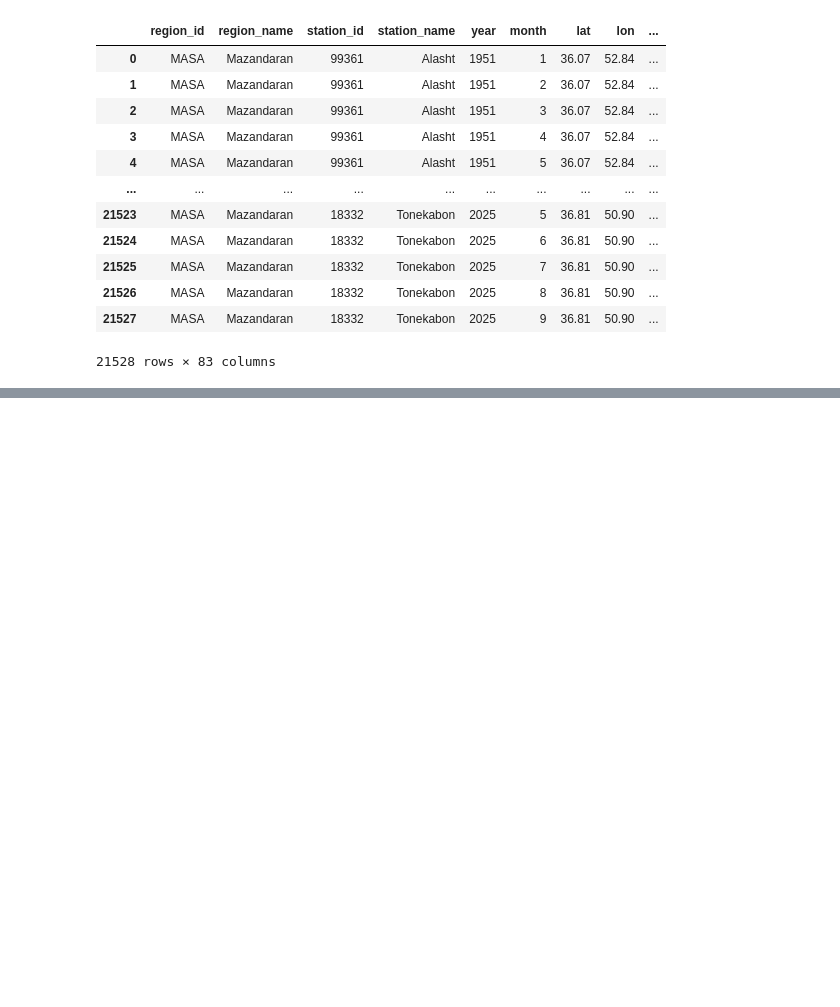
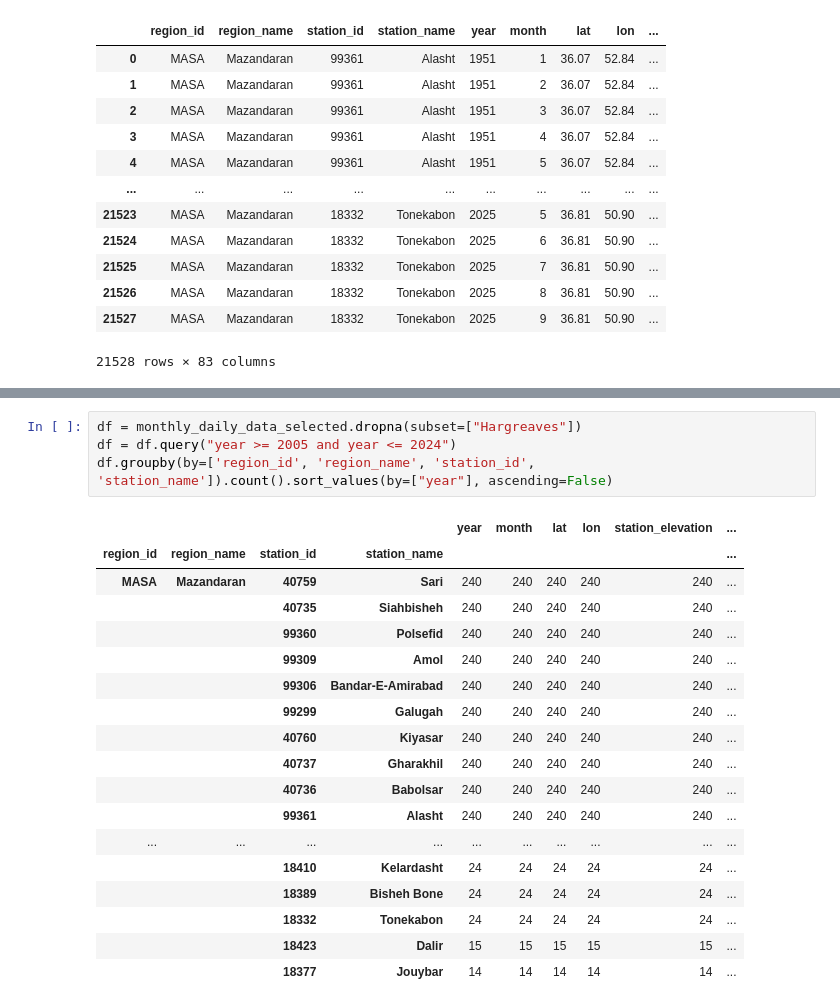
Before and after one commit to hydrocodeir/Potential-Evapotranspiration, a Jupyter notebook: src/03_ٍExport_ETo.ipynb, the cells around one changed output, grey strips where cells are left out. Cells and saved outputs as stored; diff of their text form; blank space fills up the shorter version.

```diff
--- a/src/03_ٍExport_ETo.ipynb
+++ b/src/03_ٍExport_ETo.ipynb
@@ -70,0 +169,23 @@ monthly_daily_data_selected
+# %%
+df = monthly_daily_data_selected.dropna(subset=["Hargreaves"])
+df = df.query("year >= 2005 and year <= 2024")
+df.groupby(by=['region_id', 'region_name', 'station_id', 'station_name']).count().sort_values(by=["year"], ascending=False)
+# %% [output]
+|  |  |  |  | year | month | lat | lon | station_elevation | ... |
+| region_id | region_name | station_id | station_name |  |  |  |  |  | ... |
+| MASA | Mazandaran | 40759 | Sari | 240 | 240 | 240 | 240 | 240 | ... |
+|  |  | 40735 | Siahbisheh | 240 | 240 | 240 | 240 | 240 | ... |
+|  |  | 99360 | Polsefid | 240 | 240 | 240 | 240 | 240 | ... |
+|  |  | 99309 | Amol | 240 | 240 | 240 | 240 | 240 | ... |
+|  |  | 99306 | Bandar-E-Amirabad | 240 | 240 | 240 | 240 | 240 | ... |
+|  |  | 99299 | Galugah | 240 | 240 | 240 | 240 | 240 | ... |
+|  |  | 40760 | Kiyasar | 240 | 240 | 240 | 240 | 240 | ... |
+|  |  | 40737 | Gharakhil | 240 | 240 | 240 | 240 | 240 | ... |
+|  |  | 40736 | Babolsar | 240 | 240 | 240 | 240 | 240 | ... |
+|  |  | 99361 | Alasht | 240 | 240 | 240 | 240 | 240 | ... |
+| ... | ... | ... | ... | ... | ... | ... | ... | ... | ... |
+|  |  | 18410 | Kelardasht | 24 | 24 | 24 | 24 | 24 | ... |
+|  |  | 18389 | Bisheh Bone | 24 | 24 | 24 | 24 | 24 | ... |
+|  |  | 18332 | Tonekabon | 24 | 24 | 24 | 24 | 24 | ... |
+|  |  | 18423 | Dalir | 15 | 15 | 15 | 15 | 15 | ... |
+|  |  | 18377 | Jouybar | 14 | 14 | 14 | 14 | 14 | ... |
```
Also changed, not shown: parts of 5 cells of this notebook, 2 other files.
